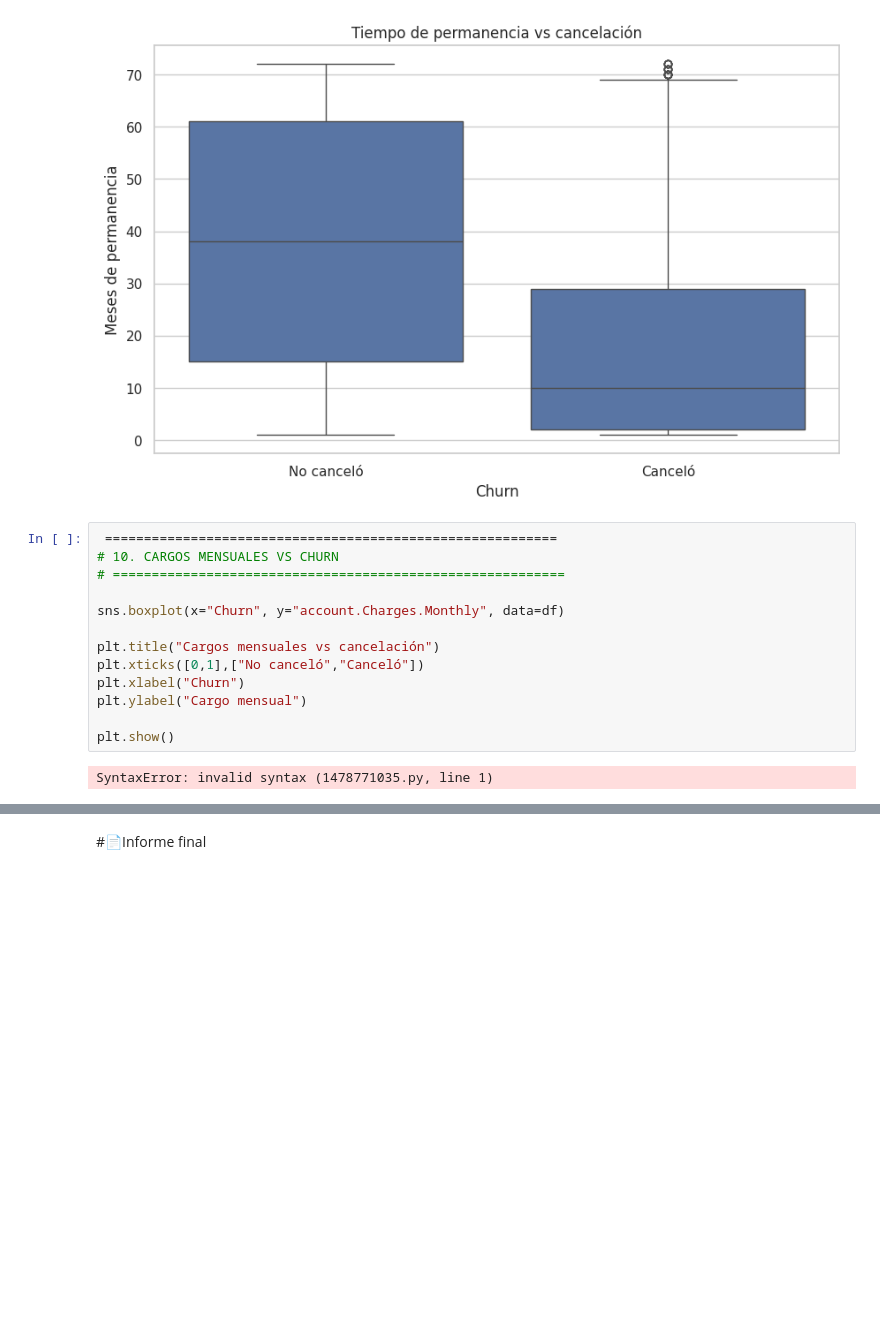
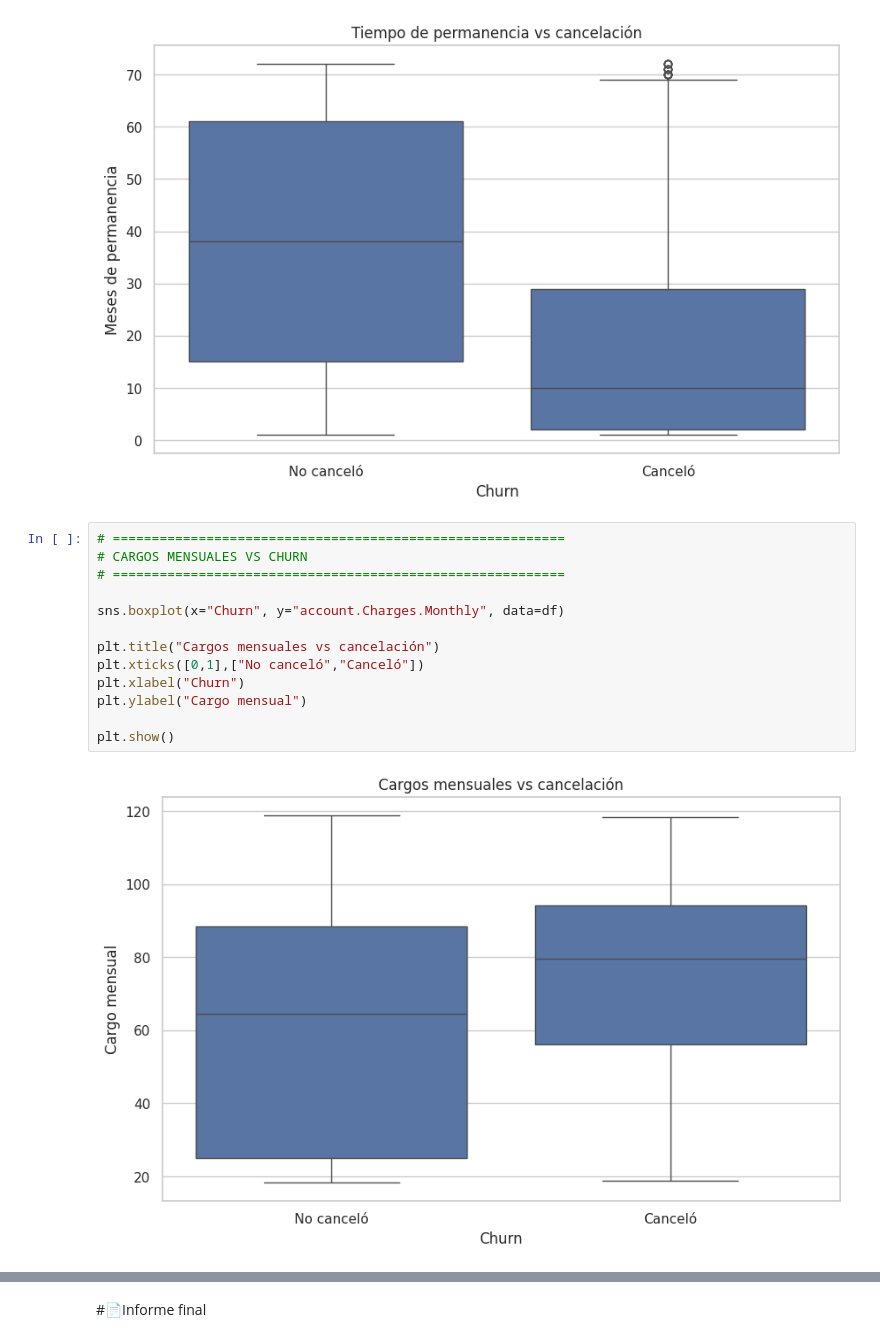
Before and after one commit to dmorganc14/Proyecto-Telecom-X, a Jupyter notebook: TelecomX_LATAM.ipynb, the cells around one changed output, grey strips where cells are left out. Drawn from its saved outputs; the diff is of its cells as text; blank space fills up the shorter version.

```diff
--- a/TelecomX_LATAM.ipynb
+++ b/TelecomX_LATAM.ipynb
@@ -282,17 +282,17 @@ plt.show()
 # %% [output]
 [figure]
 # %%
- ==========================================================
-# 10. CARGOS MENSUALES VS CHURN
+# ==========================================================
+# CARGOS MENSUALES VS CHURN
 # ==========================================================
 
 sns.boxplot(x="Churn", y="account.Charges.Monthly", data=df)
 
 plt.title("Cargos mensuales vs cancelación")
 plt.xticks([0,1],["No canceló","Canceló"])
 plt.xlabel("Churn")
 plt.ylabel("Cargo mensual")
 
 plt.show()
 # %% [output]
-SyntaxError: invalid syntax (1478771035.py, line 1)
+[figure, added]
```
Also changed, not shown: parts of 3 cells of this notebook.
